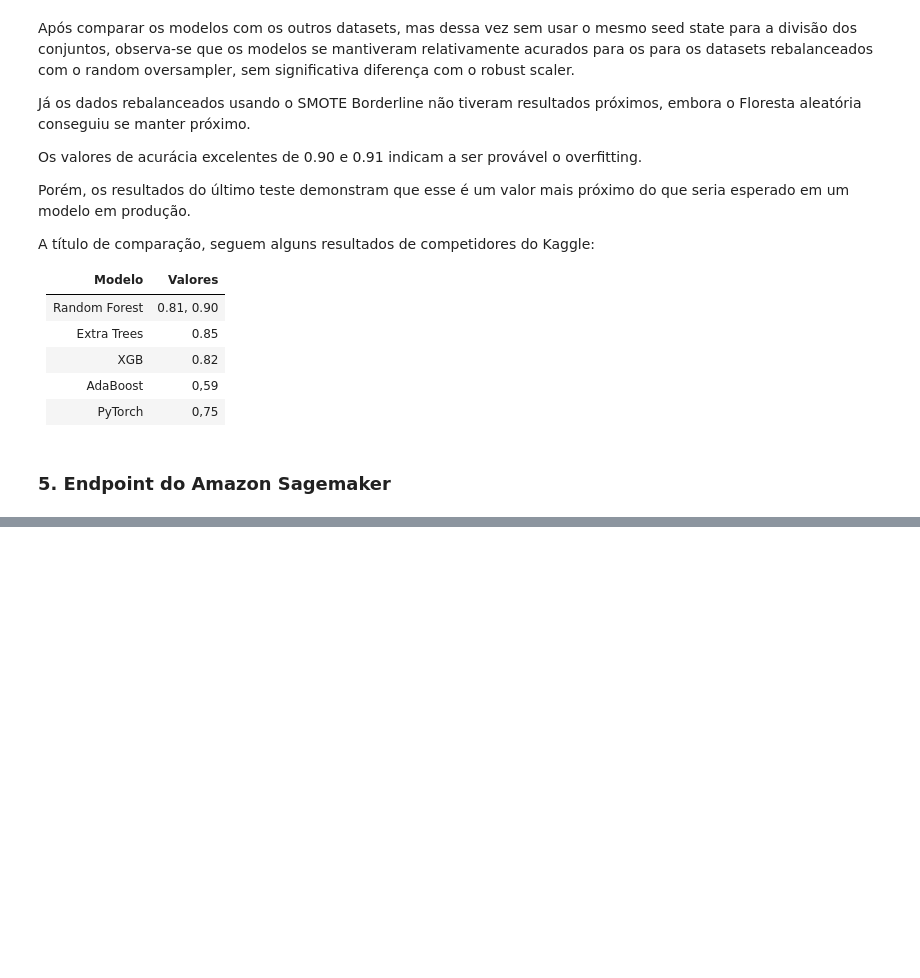
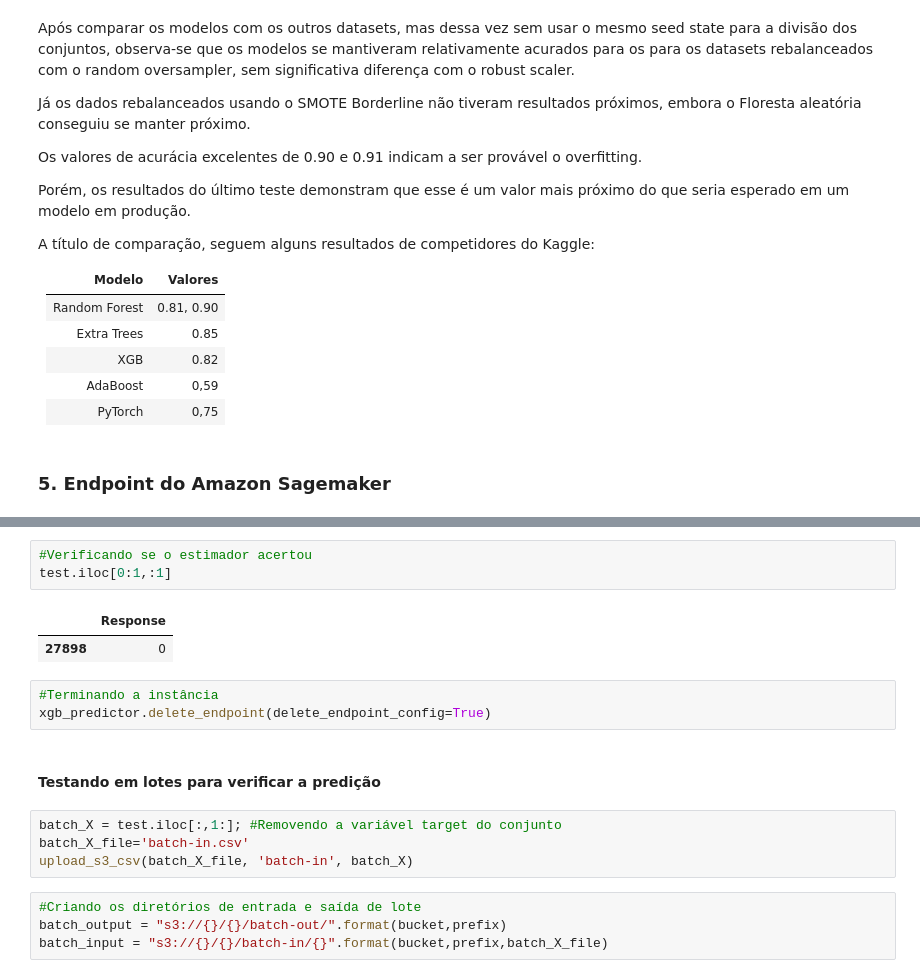
Before and after one commit to o-guilherme/IFSP-Proj-Sem2, a Jupyter notebook: SageMaker_Treinamento_dos_modelos.ipynb, the cells around one changed output, grey strips where cells are left out. Saved outputs shown, nothing was run; the diff lists cells and outputs as text; blank space fills up the shorter version.

```diff
--- a/SageMaker_Treinamento_dos_modelos.ipynb
+++ b/SageMaker_Treinamento_dos_modelos.ipynb
@@ -762,0 +876,19 @@ A título de comparação, seguem alguns resultados de competidores do Kaggle:
+# %%
+#Verificando se o estimador acertou
+test.iloc[0:1,:1]
+# %% [output]
+|  | Response |
+| 27898 | 0 |
+# %%
+#Terminando a instância
+xgb_predictor.delete_endpoint(delete_endpoint_config=True)
+# %% [markdown]
+#### Testando em lotes para verificar a predição
+# %%
+batch_X = test.iloc[:,1:]; #Removendo a variável target do conjunto
+batch_X_file='batch-in.csv'
+upload_s3_csv(batch_X_file, 'batch-in', batch_X)
+# %%
+#Criando os diretórios de entrada e saída de lote
+batch_output = "s3://{}/{}/batch-out/".format(bucket,prefix)
+batch_input = "s3://{}/{}/batch-in/{}".format(bucket,prefix,batch_X_file)
```
Also changed, not shown: parts of 25 cells of this notebook.
